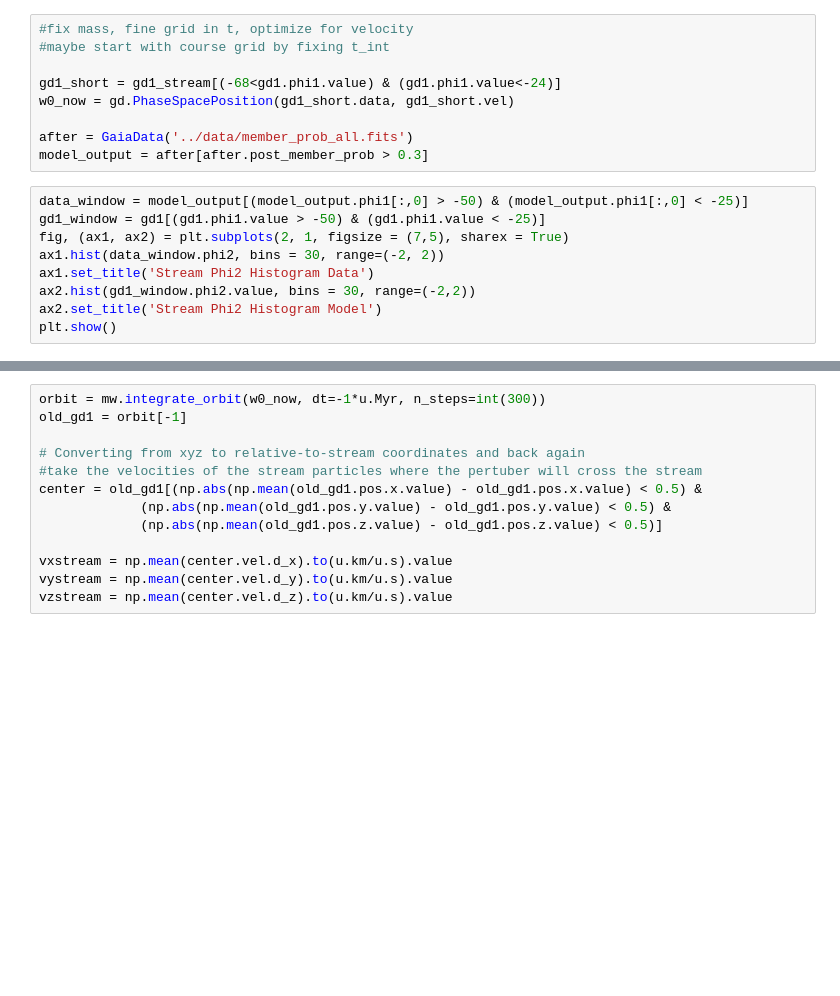
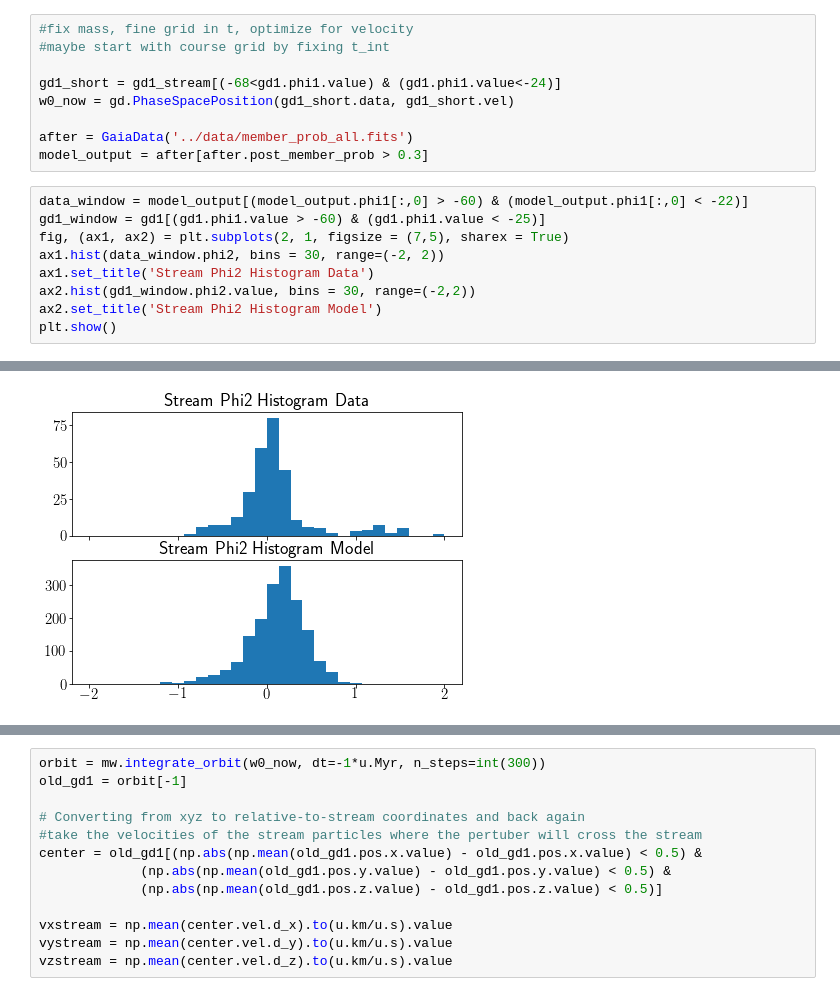
Before and after one commit to adrn/gd1-dr3, a Jupyter notebook: notebooks/Orbit Fitting.ipynb, the cells around one changed output, grey strips where cells are left out. Cells and saved outputs as stored; diff of their text form; blank space fills up the shorter version.

```diff
--- a/notebooks/Orbit Fitting.ipynb
+++ b/notebooks/Orbit Fitting.ipynb
@@ -192,8 +200,8 @@ w0_now = gd.PhaseSpacePosition(gd1_short.data, gd1_short.vel)
 after = GaiaData('../data/member_prob_all.fits')
 model_output = after[after.post_member_prob > 0.3]
 # %%
-data_window = model_output[(model_output.phi1[:,0] > -50) & (model_output.phi1[:,0] < -25)]
-gd1_window = gd1[(gd1.phi1.value > -50) & (gd1.phi1.value < -25)]
+data_window = model_output[(model_output.phi1[:,0] > -60) & (model_output.phi1[:,0] < -22)]
+gd1_window = gd1[(gd1.phi1.value > -60) & (gd1.phi1.value < -25)]
 fig, (ax1, ax2) = plt.subplots(2, 1, figsize = (7,5), sharex = True)
 ax1.hist(data_window.phi2, bins = 30, range=(-2, 2))
 ax1.set_title('Stream Phi2 Histogram Data')
@@ -205,0 +212 @@ plt.show()
+[figure, added]
```
Also changed, not shown: parts of 63 cells of this notebook, 3 other files.
